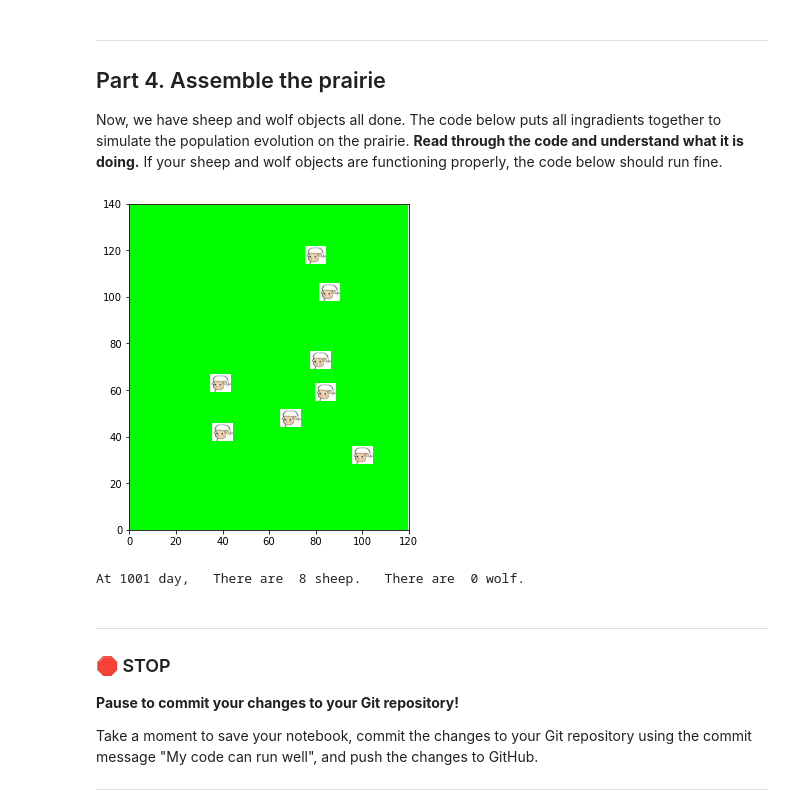
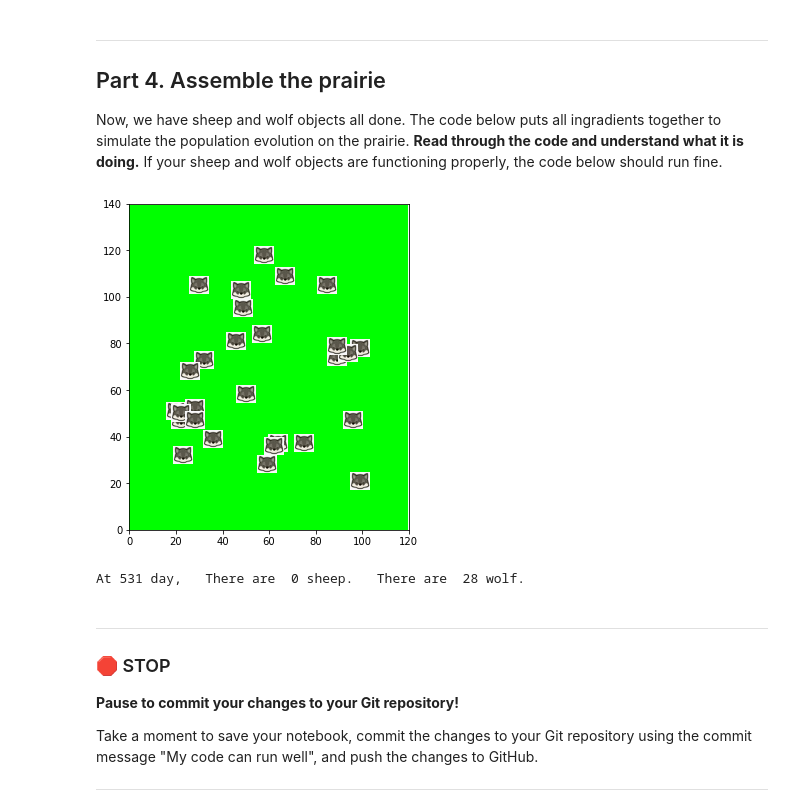
Before and after one commit to patelta2/cmse202-s21-turnin, a Jupyter notebook: hw-03/HW-03_OOP+ABM-TanmayPatel.ipynb, the cells around one changed output. Saved outputs shown, nothing was run; the diff lists cells and outputs as text; code cells hidden in the pictures.

```diff
--- a/hw-03/HW-03_OOP+ABM-TanmayPatel.ipynb
+++ b/hw-03/HW-03_OOP+ABM-TanmayPatel.ipynb
@@ -802,7 +802,7 @@ pri[:,:,1] = 1
 
 ## the periods of sheep and wolf reproduce
 sh_bp = 100
-wf_bp = 120
+wf_bp = 60
 
 count = 0
 
@@ -887,35 +887,37 @@ for d in range(2,2002):
     ## the simulation will stop 210 steps after one of
     ## the two species extinct
     if np.size(pack) == 0 or np.size(flock) == 0:
         count = count +1
     if count == 210:
         break
 
     ## visualization: plot every 10 time steps
     if np.mod(d,10) == 1:
         clear_output(wait=True)
 
         plt.figure(figsize=(6, 6))
         plt.imshow(pri)
 
         for w in range(np.size(pack)):
             pack[w].draw()
 
         for s in range(np.size(flock)):
             flock[s].draw()
 
         plt.axes().set_aspect('equal')
         plt.axes().set_xlim([-0,120])
         plt.axes().set_ylim([-0,140])
         plt.show()
 
         time.sleep(0.001)
 
         print('At', d,'day,',  '  There are ', np.size(flock), 'sheep.', \
               '  There are ', np.size(pack), 'wolf.')
+        wf_plr.append(np.size(pack))
+        sh_plr.append(np.size(flock))
 # %% [output]
-[figure, old version]
+[figure, new version]
-At 1001 day,   There are  8 sheep.   There are  0 wolf.
+At 531 day,   There are  0 sheep.   There are  28 wolf.
 # %% [markdown]
 ---
 ### &#128721; STOP
```
Also changed, not shown: parts of 15 cells of this notebook.
